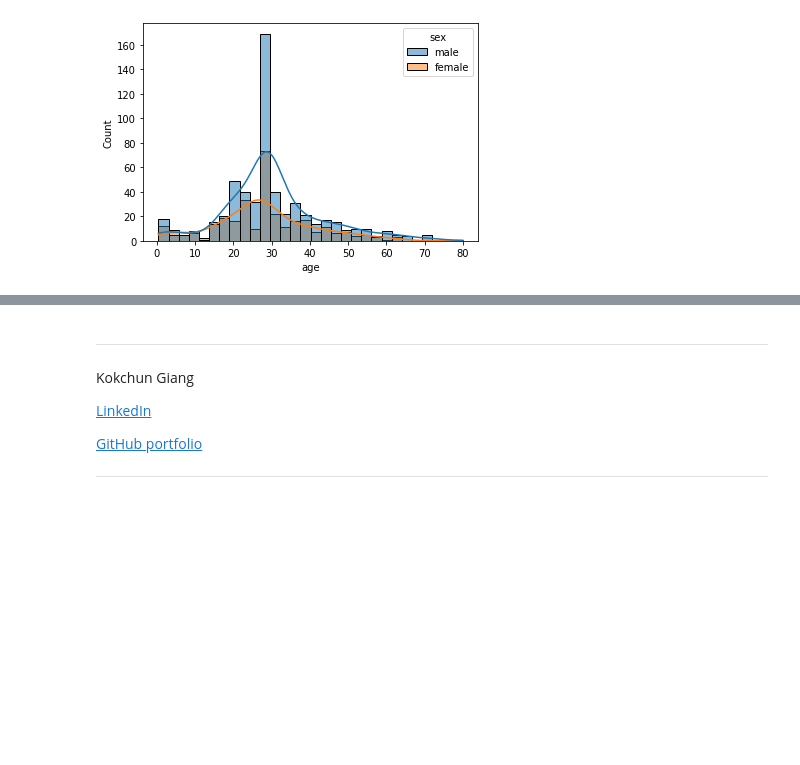
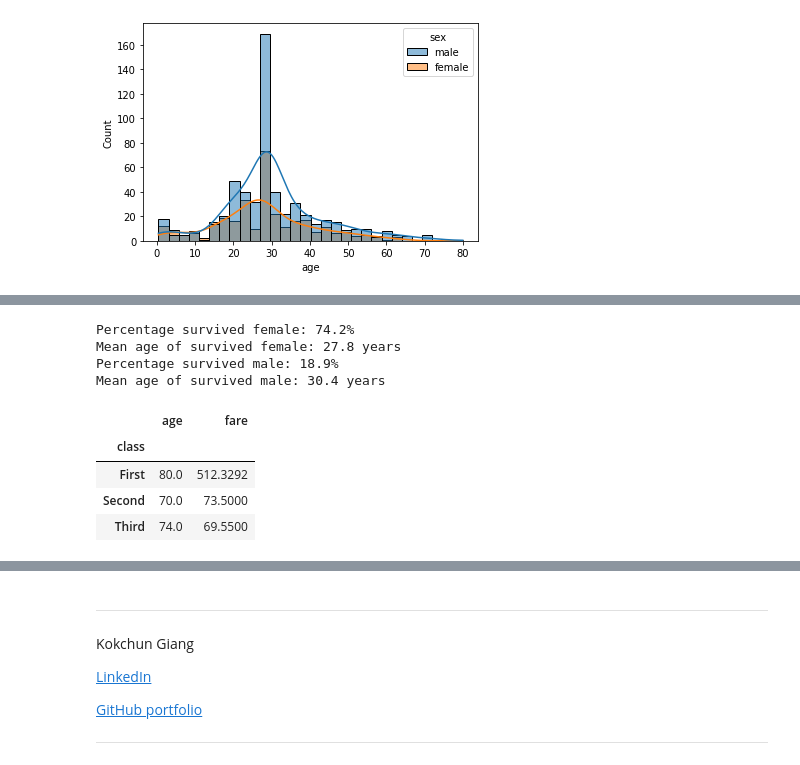
Before and after one commit to kokchun/Databehandling, a Jupyter notebook: Lectures/L1-missing-aggregation.ipynb, the cells around one changed output, grey strips where cells are left out. Saved outputs shown, nothing was run; the diff lists cells and outputs as text; code cells hidden in the pictures; blank space fills up the shorter version.

```diff
--- a/Lectures/L1-missing-aggregation.ipynb
+++ b/Lectures/L1-missing-aggregation.ipynb
@@ -243,0 +226,20 @@ df.head()
+# %%
+survivors = titanic.groupby("sex").mean()[["survived", "age"]]
+for i in survivors.index:
+    survived_percentage = survivors.loc[i, 'survived']*100
+    print(f"Percentage survived {i}: {survived_percentage:.1f}%")
+    print(f"Mean age of survived {i}: {survivors.loc[i, 'age']:.1f} years")
+# %% [output]
+Percentage survived female: 74.2%
+Mean age of survived female: 27.8 years
+Percentage survived male: 18.9%
+Mean age of survived male: 30.4 years
+# %%
+# important to select columns that are valid for max() - will raise TypeError in the future otherwise
+titanic.groupby("class")[["age", "fare"]].max()
+# %% [output]
+|  | age | fare |
+| class |  |  |
+| First | 80.0 | 512.3292 |
+| Second | 70.0 | 73.5000 |
+| Third | 74.0 | 69.5500 |
```
Also changed, not shown: parts of 5 cells of this notebook.
